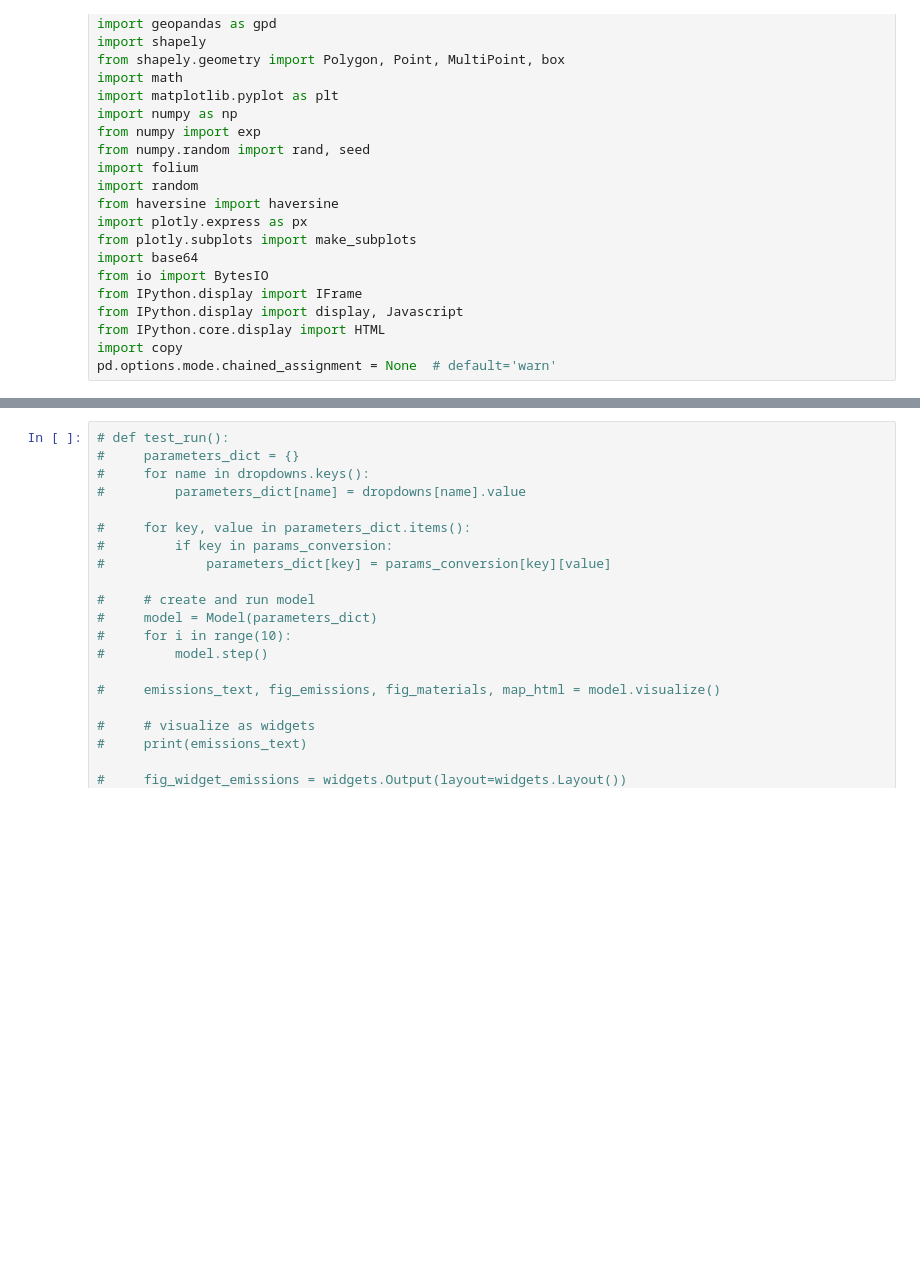
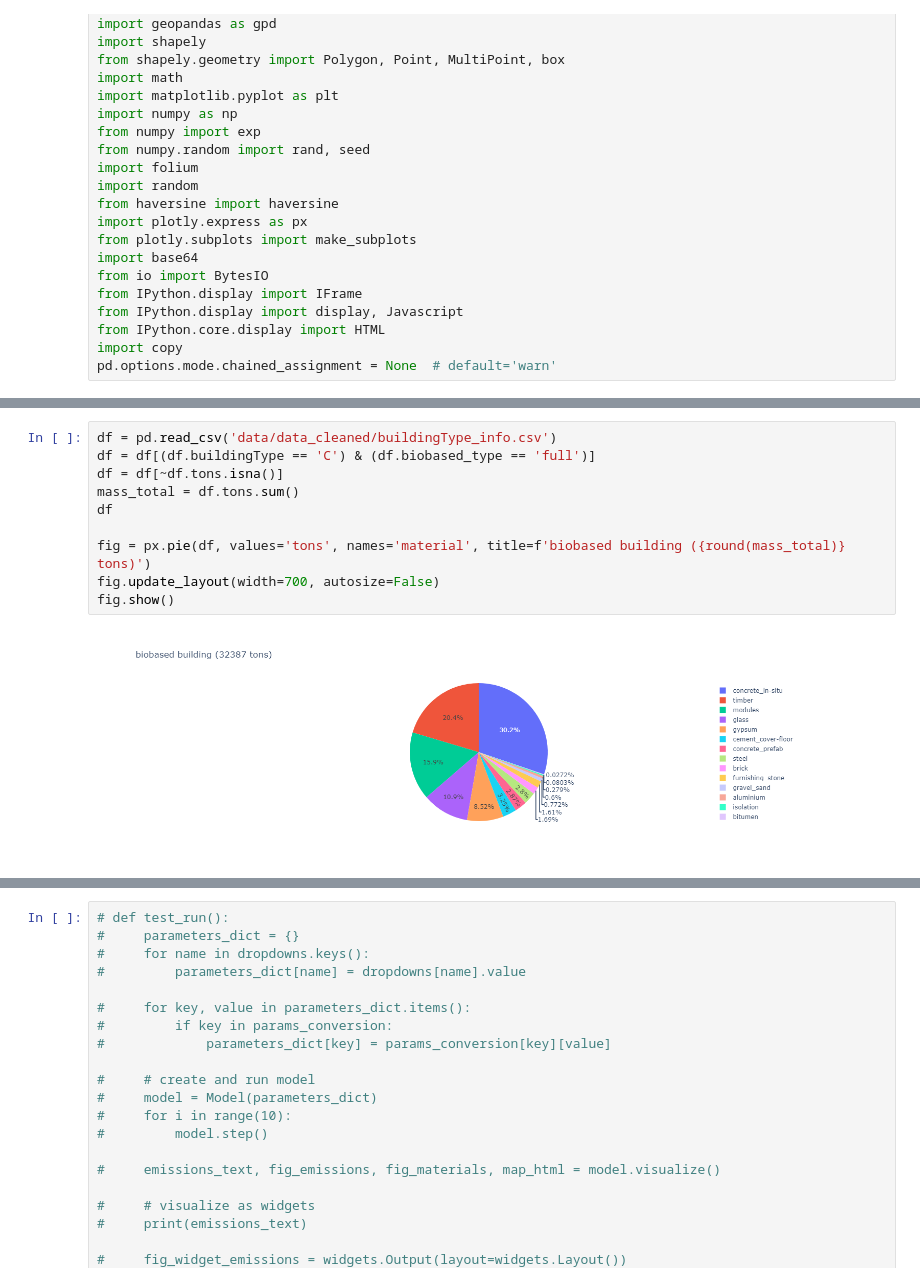
Before and after one commit to TanyaTsui/bimzec, a Jupyter notebook: model.ipynb, the cells around one changed output, grey strips where cells are left out. Cells and saved outputs as stored; diff of their text form; blank space fills up the shorter version.

```diff
--- a/model.ipynb
+++ b/model.ipynb
@@ -1361,0 +1456,12 @@ sending materials to client ...
+# %%
+df = pd.read_csv('data/data_cleaned/buildingType_info.csv')
+df = df[(df.buildingType == 'C') & (df.biobased_type == 'full')]
+df = df[~df.tons.isna()]
+mass_total = df.tons.sum()
+df
+
+fig = px.pie(df, values='tons', names='material', title=f'biobased building ({round(mass_total)} tons)')
+fig.update_layout(width=700, autosize=False)
+fig.show()
+# %% [output]
+[figure, added]
```
Also changed, not shown: parts of 17 cells of this notebook, 27 other files.
